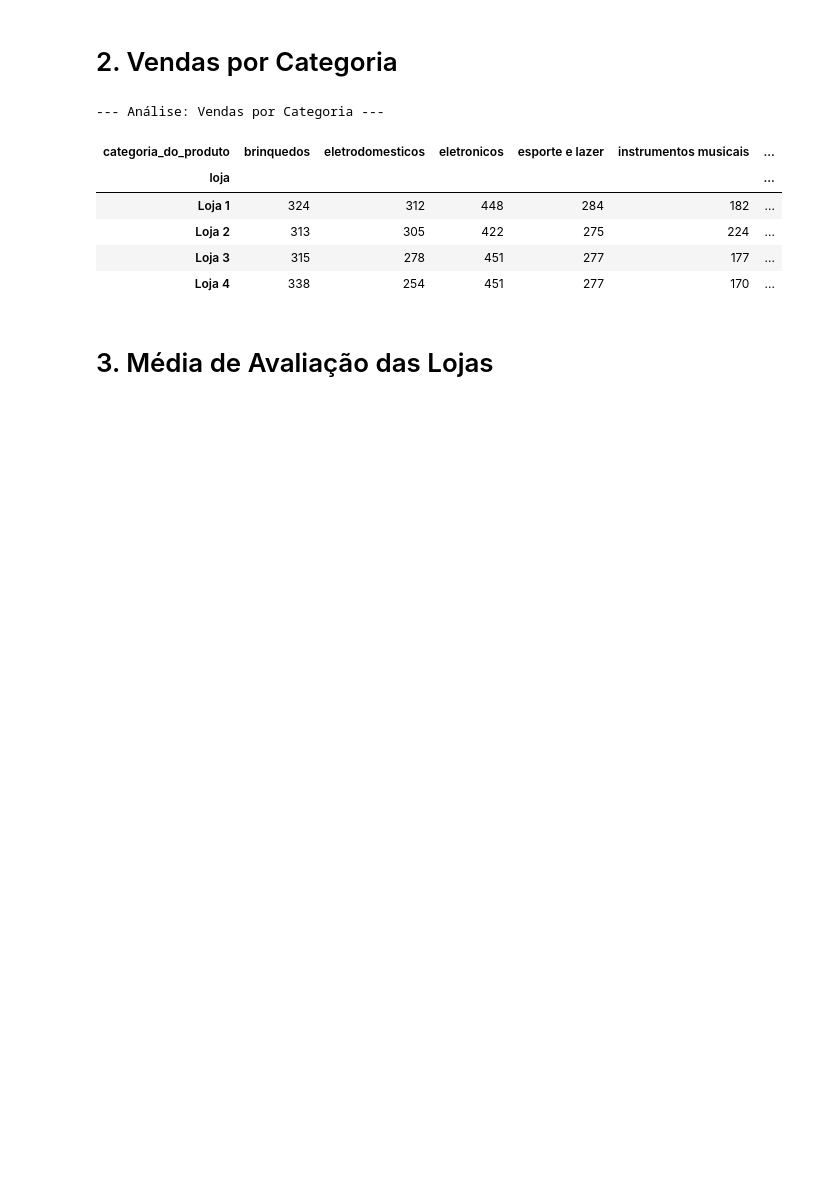
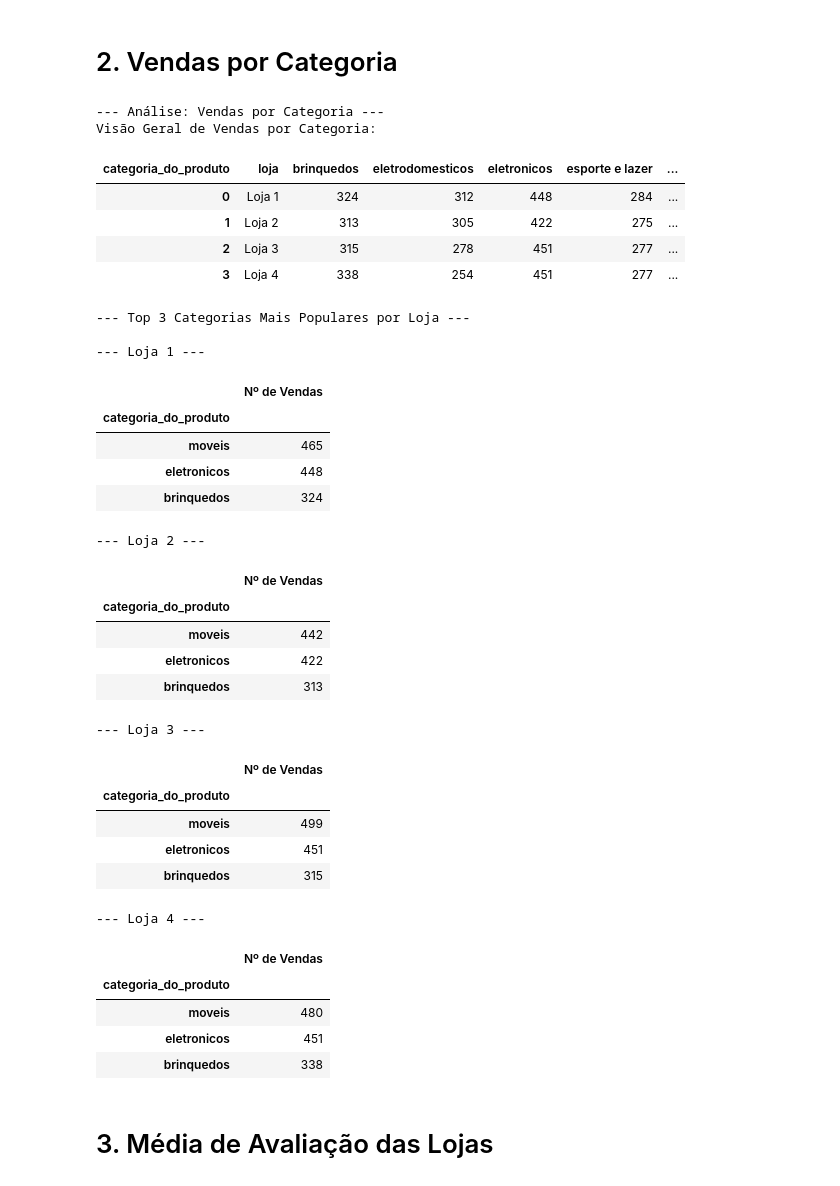
Before and after one commit to pJhevison/Challenge-One-Oracle---DataScience, a Jupyter notebook: Desafio - Seu João e suas 4 lojas.ipynb, the cells around one changed output. Cells and saved outputs as stored; diff of their text form; code cells hidden in the pictures; blank space fills up the shorter version.

```diff
--- a/Desafio - Seu João e suas 4 lojas.ipynb
+++ b/Desafio - Seu João e suas 4 lojas.ipynb
@@ -67,16 +91,61 @@ display(faturamento_loja.reset_index())
 # %% [markdown]
 # 2. Vendas por Categoria
-# %%
-print("\n--- Análise: Vendas por Categoria ---")
-vendas_categoria = df_completo.groupby(['loja', 'categoria_do_produto']).size().unstack(fill_value=0)
-display(vendas_categoria)
-# %% [output]
---- Análise: Vendas por Categoria ---
-| categoria_do_produto | brinquedos | eletrodomesticos | eletronicos | esporte e lazer | instrumentos musicais | ... |
-| loja |  |  |  |  |  | ... |
-| Loja 1 | 324 | 312 | 448 | 284 | 182 | ... |
-| Loja 2 | 313 | 305 | 422 | 275 | 224 | ... |
-| Loja 3 | 315 | 278 | 451 | 277 | 177 | ... |
-| Loja 4 | 338 | 254 | 451 | 277 | 170 | ... |
+# %%
+# --- Algoritmo para: Categorias Mais Populares ---
+
+print("\n--- Análise: Vendas por Categoria ---")
+
+# 1. Visão Geral de Vendas por Categoria (Tabela Completa)
+# Agrupa por loja e categoria, conta as vendas e cria uma tabela pivotada.
+vendas_categoria = df_completo.groupby(['loja', 'categoria_do_produto']).size().unstack(fill_value=0)
+
+# .reset_index() move o nome 'loja' para uma coluna, corrigindo a formatação.
+print("Visão Geral de Vendas por Categoria:")
+display(vendas_categoria.reset_index())
+
+# 2. Organiza e exibe as 3 categorias mais vendidas para cada loja
+print("\n--- Top 3 Categorias Mais Populares por Loja ---")
+for loja in vendas_categoria.index:
+    # Para cada loja, ordena suas categorias pelo número de vendas em ordem decrescente
+    top_categorias = vendas_categoria.loc[loja].sort_values(ascending=False)
+
+    # Exibe o nome da loja e suas 3 categorias principais em formato de tabela
+    print(f"\n--- {loja} ---")
+    # Converte a série para um DataFrame para uma exibição mais clara
+    display(top_categorias.head(3).to_frame('Nº de Vendas'))
+# %% [output]
+--- Análise: Vendas por Categoria ---
+Visão Geral de Vendas por Categoria:
+| categoria_do_produto | loja | brinquedos | eletrodomesticos | eletronicos | esporte e lazer | ... |
+| 0 | Loja 1 | 324 | 312 | 448 | 284 | ... |
+| 1 | Loja 2 | 313 | 305 | 422 | 275 | ... |
+| 2 | Loja 3 | 315 | 278 | 451 | 277 | ... |
+| 3 | Loja 4 | 338 | 254 | 451 | 277 | ... |
+--- Top 3 Categorias Mais Populares por Loja ---
+
+--- Loja 1 ---
+|  | Nº de Vendas |
+| categoria_do_produto |  |
+| moveis | 465 |
+| eletronicos | 448 |
+| brinquedos | 324 |
+--- Loja 2 ---
+|  | Nº de Vendas |
+| categoria_do_produto |  |
+| moveis | 442 |
+| eletronicos | 422 |
+| brinquedos | 313 |
+--- Loja 3 ---
+|  | Nº de Vendas |
+| categoria_do_produto |  |
+| moveis | 499 |
+| eletronicos | 451 |
+| brinquedos | 315 |
+--- Loja 4 ---
+|  | Nº de Vendas |
+| categoria_do_produto |  |
+| moveis | 480 |
+| eletronicos | 451 |
+| brinquedos | 338 |
 # %% [markdown]
 # 3. Média de Avaliação das Lojas
```
Also changed, not shown: parts of 12 cells of this notebook.
